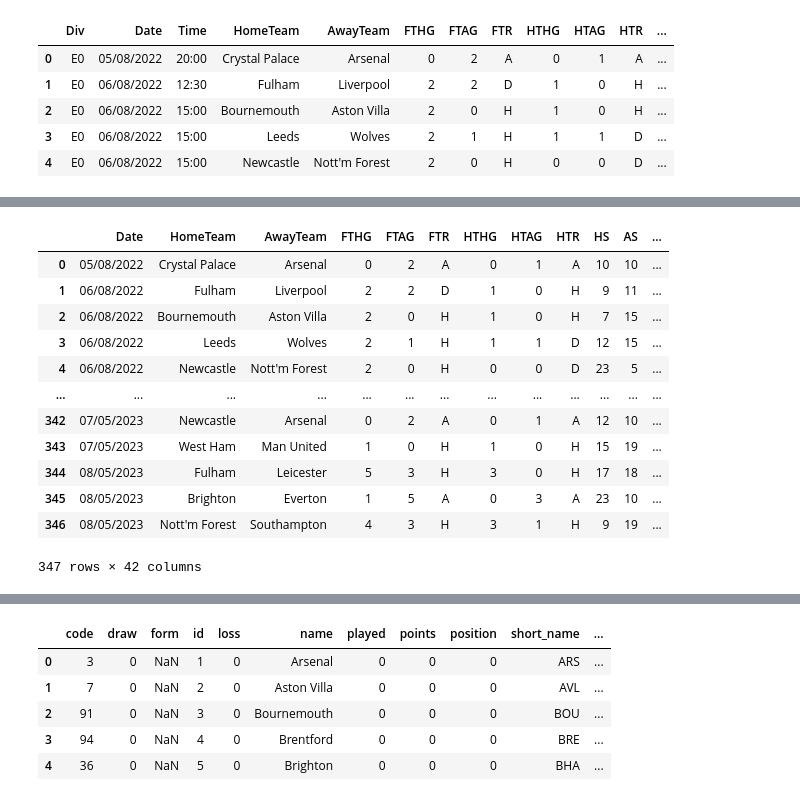
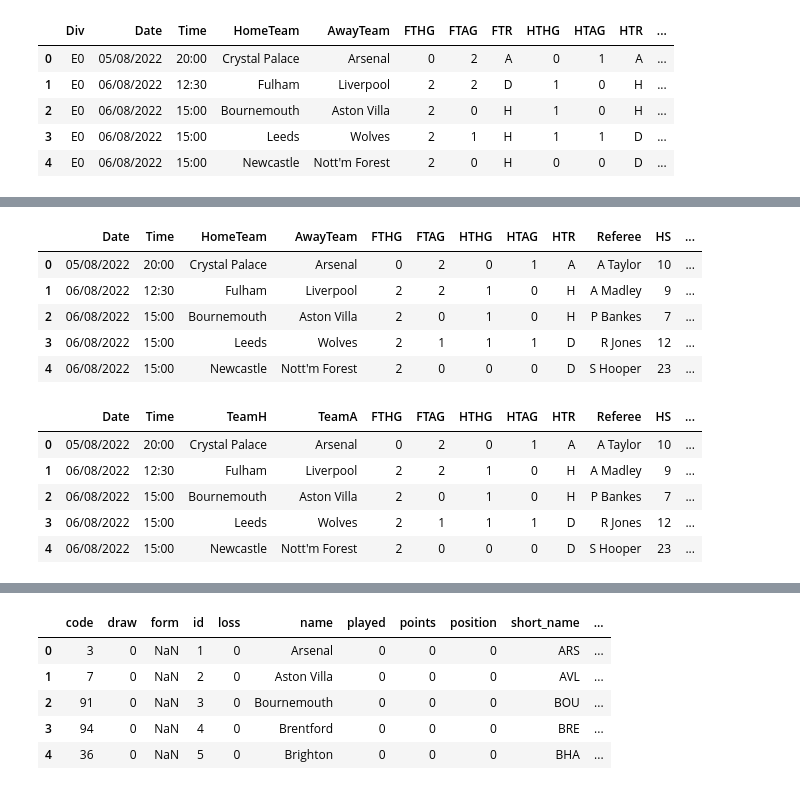
Before and after one commit to jeffreyreeve/capstone-premier-league-predictor, a Jupyter notebook: notebooks/data_prep.ipynb, the cells around one changed output, grey strips where cells are left out. Cells and saved outputs as stored; diff of their text form; code cells hidden in the pictures.

```diff
--- a/notebooks/data_prep.ipynb
+++ b/notebooks/data_prep.ipynb
@@ -15,6 +15,3 @@ season23.head()
 | 2 | E0 | 06/08/2022 | 15:00 | Bournemouth | Aston Villa | 2 | 0 | H | 1 | 0 | H | ... |
 | 3 | E0 | 06/08/2022 | 15:00 | Leeds | Wolves | 2 | 1 | H | 1 | 1 | D | ... |
 | 4 | E0 | 06/08/2022 | 15:00 | Newcastle | Nott'm Forest | 2 | 0 | H | 0 | 0 | D | ... |
-# %%
-season23 = season23.drop(['Div', 'Time', 'Referee', 'B365>2.5', 'B365<2.5', 'P>2.5', 'P<2.5', 'Max>2.5', 'Max<2.5', 'Avg>2.5', 'Avg<2.5', 'AHh', 'B365AHH', 'B365AHA', 'PAHH', 'PAHA', 'MaxAHH', 'MaxAHA', 'AvgAHH', 'AvgAHA', 'B365CH', 'B365CD', 'B365CA', 'BWCH', 'BWCD', 'BWCA', 'IWCH', 'IWCD', 'IWCA', 'PSCH', 'PSCD', 'PSCA', 'WHCH', 'WHCD', 'WHCA', 'VCCH', 'VCCD', 'VCCA', 'MaxCH', 'MaxCD', 'MaxCA', 'AvgCH', 'AvgCD', 'AvgCA', 'B365C>2.5', 'B365C<2.5', 'PC>2.5', 'PC<2.5', 'MaxC>2.5', 'MaxC<2.5', 'AvgC>2.5', 'AvgC<2.5', 'AHCh', 'B365CAHH', 'B365CAHA', 'PCAHH', 'PCAHA', 'MaxCAHH', 'MaxCAHA', 'AvgCAHH', 'AvgCAHA'], axis=1)
-season23
@@ -35,17 +18,20 @@ season23
 # %%
-season23 = season23.drop(['MaxH', 'MaxD', 'MaxA'], axis=1)
-season23
+season23 = season23.drop(['Div', 'FTR'], axis=1)
+season23.head()
 # %% [output]
-|  | Date | HomeTeam | AwayTeam | FTHG | FTAG | FTR | HTHG | HTAG | HTR | HS | AS | ... |
-| 0 | 05/08/2022 | Crystal Palace | Arsenal | 0 | 2 | A | 0 | 1 | A | 10 | 10 | ... |
-| 1 | 06/08/2022 | Fulham | Liverpool | 2 | 2 | D | 1 | 0 | H | 9 | 11 | ... |
-| 2 | 06/08/2022 | Bournemouth | Aston Villa | 2 | 0 | H | 1 | 0 | H | 7 | 15 | ... |
-| 3 | 06/08/2022 | Leeds | Wolves | 2 | 1 | H | 1 | 1 | D | 12 | 15 | ... |
-| 4 | 06/08/2022 | Newcastle | Nott'm Forest | 2 | 0 | H | 0 | 0 | D | 23 | 5 | ... |
-| ... | ... | ... | ... | ... | ... | ... | ... | ... | ... | ... | ... | ... |
-| 342 | 07/05/2023 | Newcastle | Arsenal | 0 | 2 | A | 0 | 1 | A | 12 | 10 | ... |
-| 343 | 07/05/2023 | West Ham | Man United | 1 | 0 | H | 1 | 0 | H | 15 | 19 | ... |
-| 344 | 08/05/2023 | Fulham | Leicester | 5 | 3 | H | 3 | 0 | H | 17 | 18 | ... |
-| 345 | 08/05/2023 | Brighton | Everton | 1 | 5 | A | 0 | 3 | A | 23 | 10 | ... |
-| 346 | 08/05/2023 | Nott'm Forest | Southampton | 4 | 3 | H | 3 | 1 | H | 9 | 19 | ... |
+|  | Date | Time | HomeTeam | AwayTeam | FTHG | FTAG | HTHG | HTAG | HTR | Referee | HS | ... |
+| 0 | 05/08/2022 | 20:00 | Crystal Palace | Arsenal | 0 | 2 | 0 | 1 | A | A Taylor | 10 | ... |
+| 1 | 06/08/2022 | 12:30 | Fulham | Liverpool | 2 | 2 | 1 | 0 | H | A Madley | 9 | ... |
+| 2 | 06/08/2022 | 15:00 | Bournemouth | Aston Villa | 2 | 0 | 1 | 0 | H | P Bankes | 7 | ... |
+| 3 | 06/08/2022 | 15:00 | Leeds | Wolves | 2 | 1 | 1 | 1 | D | R Jones | 12 | ... |
+| 4 | 06/08/2022 | 15:00 | Newcastle | Nott'm Forest | 2 | 0 | 0 | 0 | D | S Hooper | 23 | ... |
-347 rows × 42 columns
+# %%
+season23.rename(columns={'HomeTeam': 'TeamH', 'AwayTeam': 'TeamA'}, inplace=True)
+season23.head()
+# %% [output]
+|  | Date | Time | TeamH | TeamA | FTHG | FTAG | HTHG | HTAG | HTR | Referee | HS | ... |
+| 0 | 05/08/2022 | 20:00 | Crystal Palace | Arsenal | 0 | 2 | 0 | 1 | A | A Taylor | 10 | ... |
+| 1 | 06/08/2022 | 12:30 | Fulham | Liverpool | 2 | 2 | 1 | 0 | H | A Madley | 9 | ... |
+| 2 | 06/08/2022 | 15:00 | Bournemouth | Aston Villa | 2 | 0 | 1 | 0 | H | P Bankes | 7 | ... |
+| 3 | 06/08/2022 | 15:00 | Leeds | Wolves | 2 | 1 | 1 | 1 | D | R Jones | 12 | ... |
+| 4 | 06/08/2022 | 15:00 | Newcastle | Nott'm Forest | 2 | 0 | 0 | 0 | D | S Hooper | 23 | ... |
```
Also changed, not shown: parts of 26 cells of this notebook.
